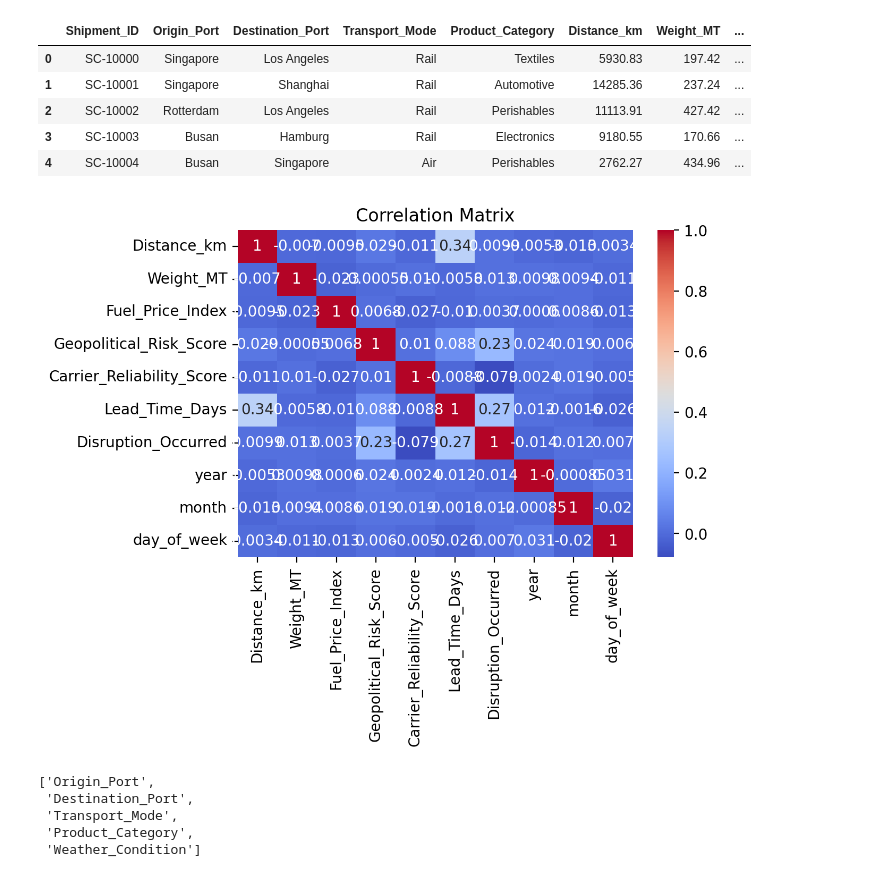
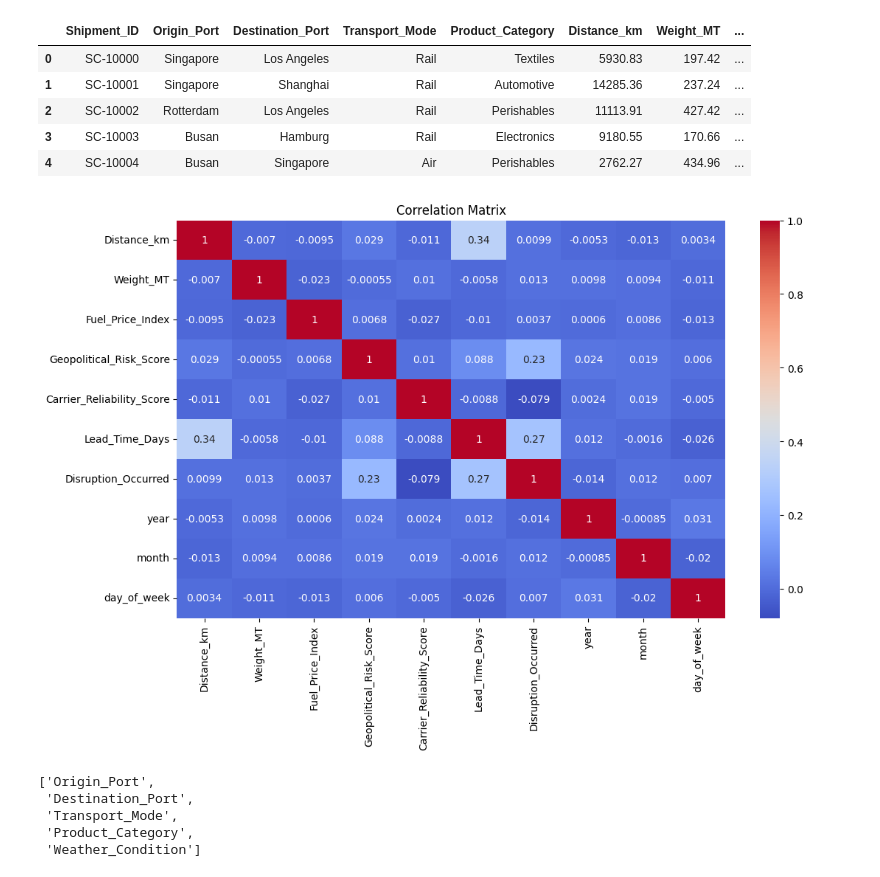
Before and after one commit to wayniez/practice, a Jupyter notebook: practice/Global Supply Chain Risk & Logistics.ipynb, the cells around one changed output. Cells and saved outputs as stored; diff of their text form; code cells hidden in the pictures.

```diff
--- a/practice/Global Supply Chain Risk & Logistics.ipynb
+++ b/practice/Global Supply Chain Risk & Logistics.ipynb
@@ -32,12 +32,12 @@ df.head()
 | 3 | SC-10003 | Busan | Hamburg | Rail | Electronics | 9180.55 | 170.66 | ... |
 | 4 | SC-10004 | Busan | Singapore | Air | Perishables | 2762.27 | 434.96 | ... |
 # %%
-plt.figure(figsize=(6,4), dpi=200)
+plt.figure(figsize=(12,7), dpi=100)
 sns.heatmap(df.select_dtypes(include='number').corr(), annot=True, cmap='coolwarm')
 plt.title("Correlation Matrix")
 plt.show()
 # %% [output]
-[figure, old version]
+[figure, new version]
 # %%
 import optuna
 from sklearn.pipeline import Pipeline
```
Also changed, not shown: parts of 3 cells of this notebook.
